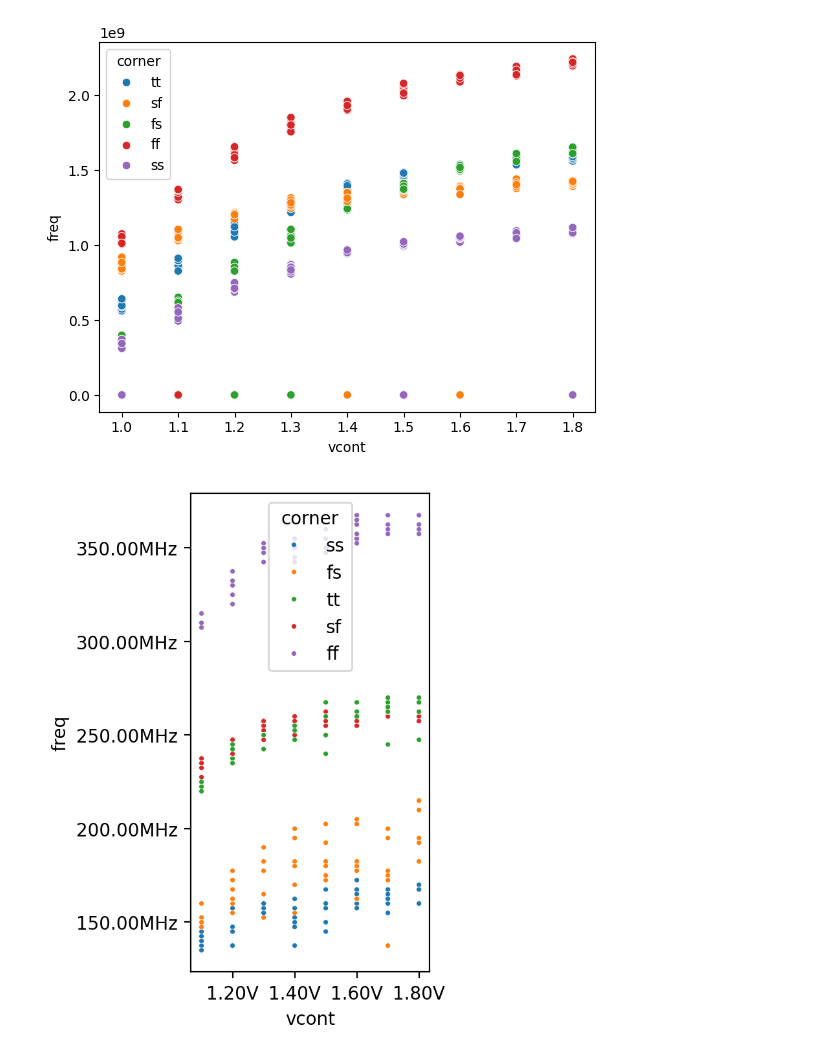
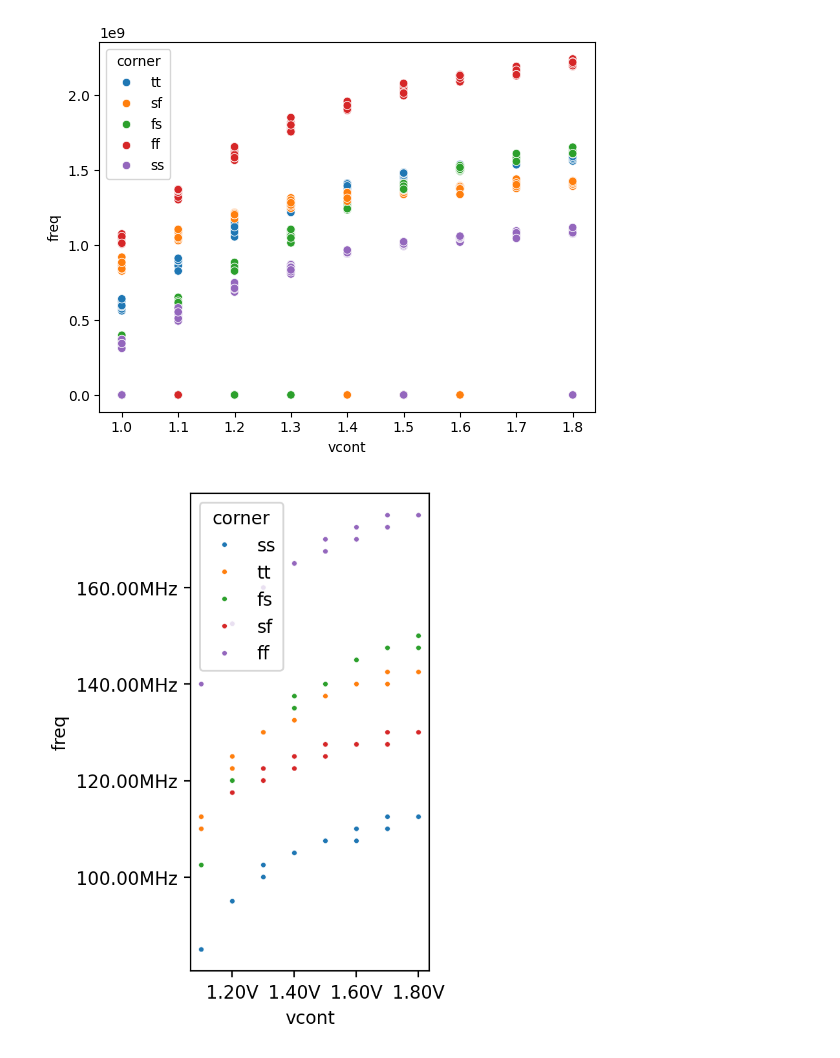
Before and after one commit to obriensp/tt07-spo-pll-bits, a Jupyter notebook: analysis/vco_test.ipynb, the cells around one changed output. Saved outputs shown, nothing was run; the diff lists cells and outputs as text; code cells hidden in the pictures.

```diff
--- a/analysis/vco_test.ipynb
+++ b/analysis/vco_test.ipynb
@@ -12,11 +12,11 @@ plt.show()
 [figure]
 # %%
 fig, ax = plt.subplots()
-sns.scatterplot(x='vcont', y='freq', hue='corner', data=df.query('s0==1 and s1==1'), s=8.0)
+sns.scatterplot(x='vcont', y='freq', hue='corner', data=df.query('s0==0 and s1==0'), s=8.0)
 ax.xaxis.set_major_formatter(ticker.FuncFormatter(lambda x, pos: '{:,.2f}'.format(x) + 'V'))
 ax.yaxis.set_major_formatter(ticker.FuncFormatter(lambda x, pos: '{:,.2f}'.format(x/1000000) + 'MHz'))
 ax.set_box_aspect(2.0)
 fig.set_dpi(200)
 plt.show()
 # %% [output]
-[figure, old version]
+[figure, new version]
```
Also changed, not shown: 6 other files.
